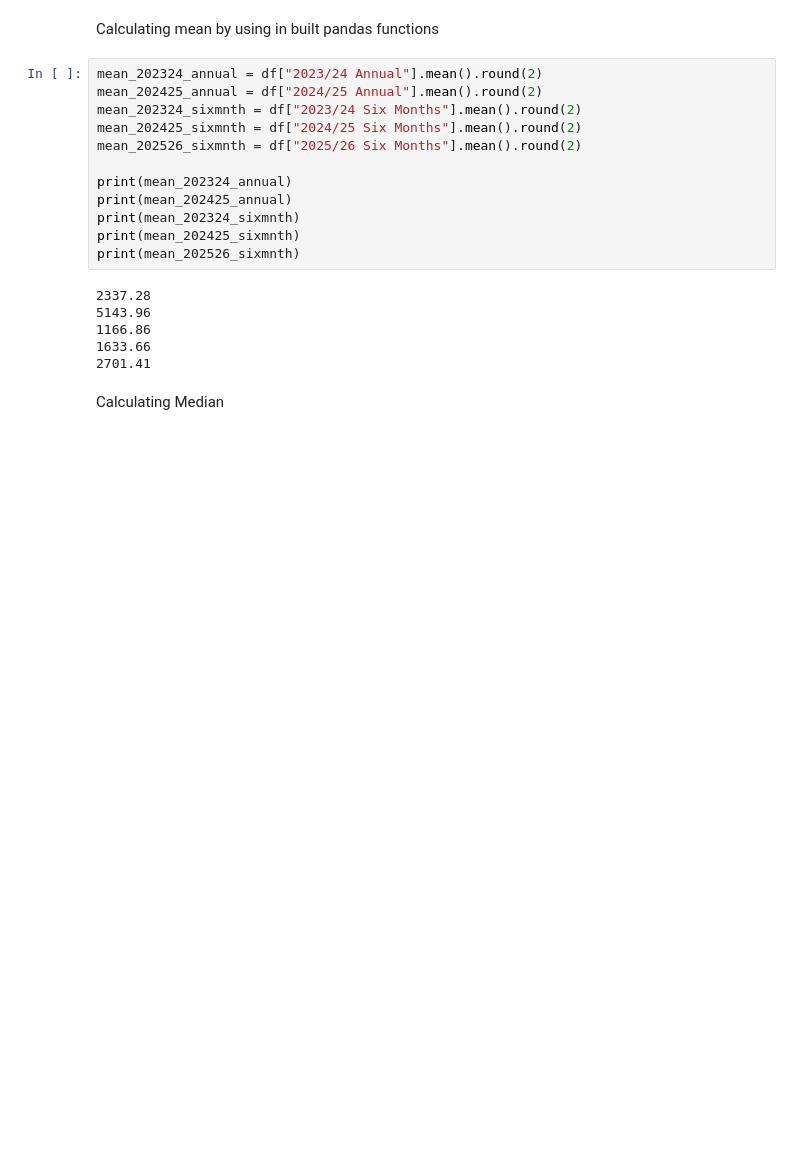
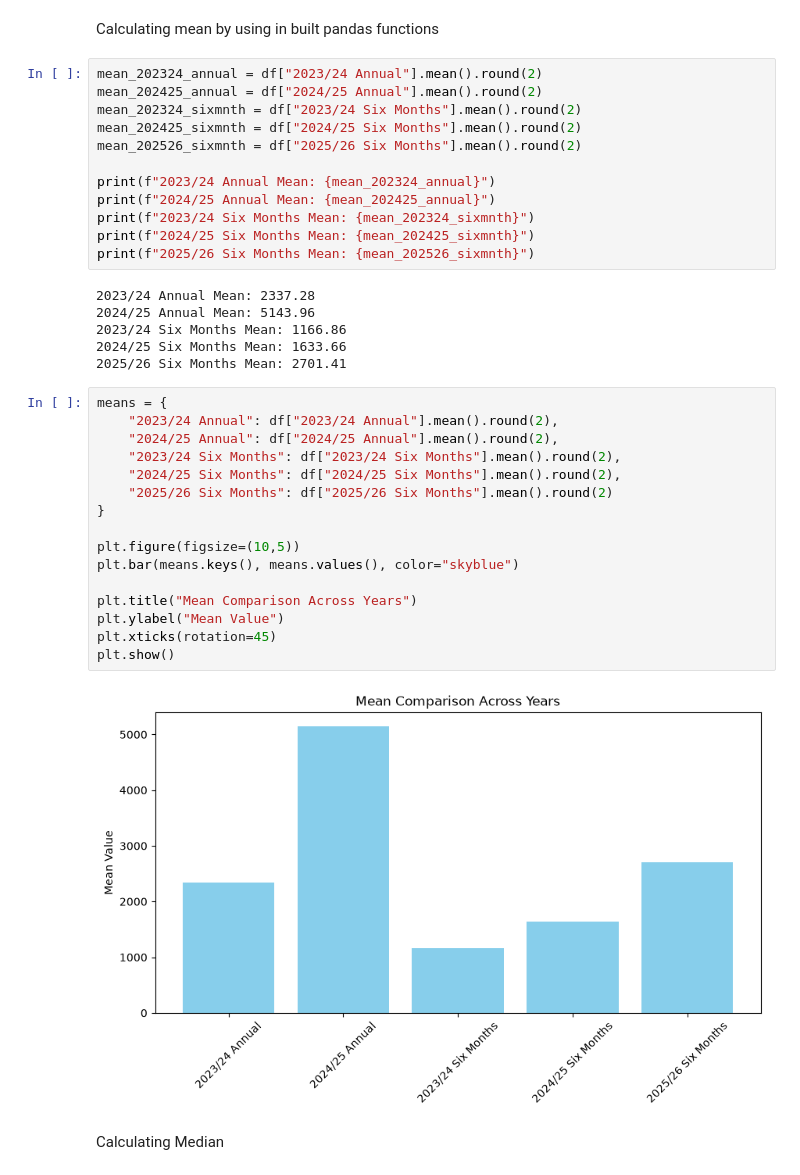
Before and after one commit to mesuvein23/SocrateAI, a Jupyter notebook: project_economics.ipynb, the cells around one changed output. Drawn from its saved outputs; the diff is of its cells as text; blank space fills up the shorter version.

Commit message:
Chart updated

```diff
--- a/project_economics.ipynb
+++ b/project_economics.ipynb
@@ -78,17 +78,35 @@ mean_202324_sixmnth = df["2023/24 Six Months"].mean().round(2)
 mean_202425_sixmnth = df["2024/25 Six Months"].mean().round(2)
 mean_202526_sixmnth = df["2025/26 Six Months"].mean().round(2)
 
-print(mean_202324_annual)
-print(mean_202425_annual)
-print(mean_202324_sixmnth)
-print(mean_202425_sixmnth)
-print(mean_202526_sixmnth)
+print(f"2023/24 Annual Mean: {mean_202324_annual}")
+print(f"2024/25 Annual Mean: {mean_202425_annual}")
+print(f"2023/24 Six Months Mean: {mean_202324_sixmnth}")
+print(f"2024/25 Six Months Mean: {mean_202425_sixmnth}")
+print(f"2025/26 Six Months Mean: {mean_202526_sixmnth}")
 # %% [output]
-2337.28
-5143.96
-1166.86
-1633.66
-2701.41
+2023/24 Annual Mean: 2337.28
+2024/25 Annual Mean: 5143.96
+2023/24 Six Months Mean: 1166.86
+2024/25 Six Months Mean: 1633.66
+2025/26 Six Months Mean: 2701.41
+# %%
+means = {
+    "2023/24 Annual": df["2023/24 Annual"].mean().round(2),
+    "2024/25 Annual": df["2024/25 Annual"].mean().round(2),
+    "2023/24 Six Months": df["2023/24 Six Months"].mean().round(2),
+    "2024/25 Six Months": df["2024/25 Six Months"].mean().round(2),
+    "2025/26 Six Months": df["2025/26 Six Months"].mean().round(2)
+}
+
+plt.figure(figsize=(10,5))
+plt.bar(means.keys(), means.values(), color="skyblue")
+
+plt.title("Mean Comparison Across Years")
+plt.ylabel("Mean Value")
+plt.xticks(rotation=45)
+plt.show()
+# %% [output]
+[figure, added]
 # %% [markdown]
 Calculating Median
 # %%
```
Also changed, not shown: parts of 4 cells of this notebook.
